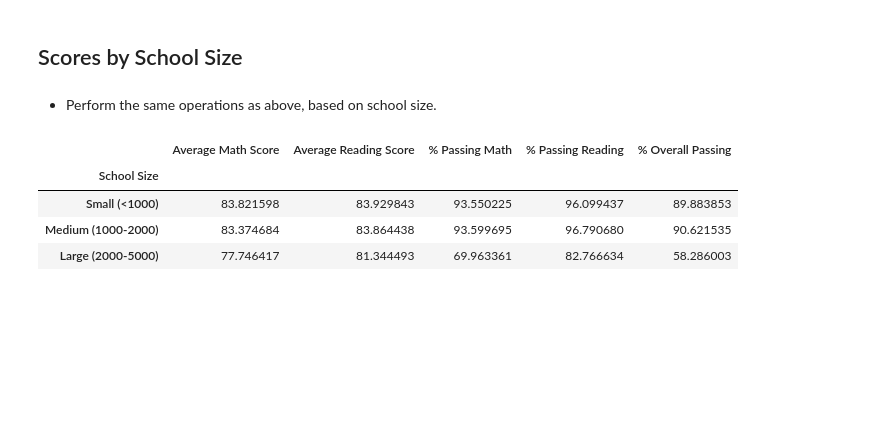
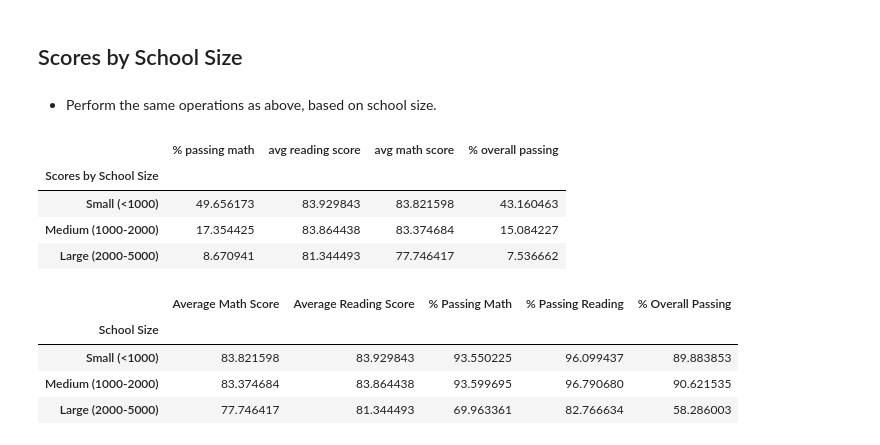
Before and after one commit to Janeenkh/pandas-challenge, a Jupyter notebook: PyCitySchools_starter.ipynb, the cells around one changed output. Cells and saved outputs as stored; diff of their text form; code cells hidden in the pictures; blank space fills up the shorter version.

```diff
--- a/PyCitySchools_starter.ipynb
+++ b/PyCitySchools_starter.ipynb
@@ -533,6 +506,23 @@ KeyError: '0'
 ## Scores by School Size
 # %% [markdown]
 * Perform the same operations as above, based on school size.
+# %%
+bins=[0, 1000, 2000, 5000]
+labels=['Small (<1000)','Medium (1000-2000)', 'Large (2000-5000)' ]
+# %%
+merge_df['Scores by School Size'] = pd.cut(merge_df['Student ID'], bins=bins, labels = labels )
+
+merge_df
+
+scores_by_school_size=merge_df.groupby('Scores by School Size').agg({'% passing math' : 'mean', 'avg reading score' : 'mean', 'avg math score' : 'mean', '% overall passing' : 'mean'})
+
+scores_by_school_size
+# %% [output]
+|  | % passing math | avg reading score | avg math score | % overall passing |
+| Scores by School Size |  |  |  |  |
+| Small (<1000) | 49.656173 | 83.929843 | 83.821598 | 43.160463 |
+| Medium (1000-2000) | 17.354425 | 83.864438 | 83.374684 | 15.084227 |
+| Large (2000-5000) | 8.670941 | 81.344493 | 77.746417 | 7.536662 |
 # %%
 # %% [output]
 |  | Average Math Score | Average Reading Score | % Passing Math | % Passing Reading | % Overall Passing |
```
Also changed, not shown: parts of 8 cells of this notebook.
